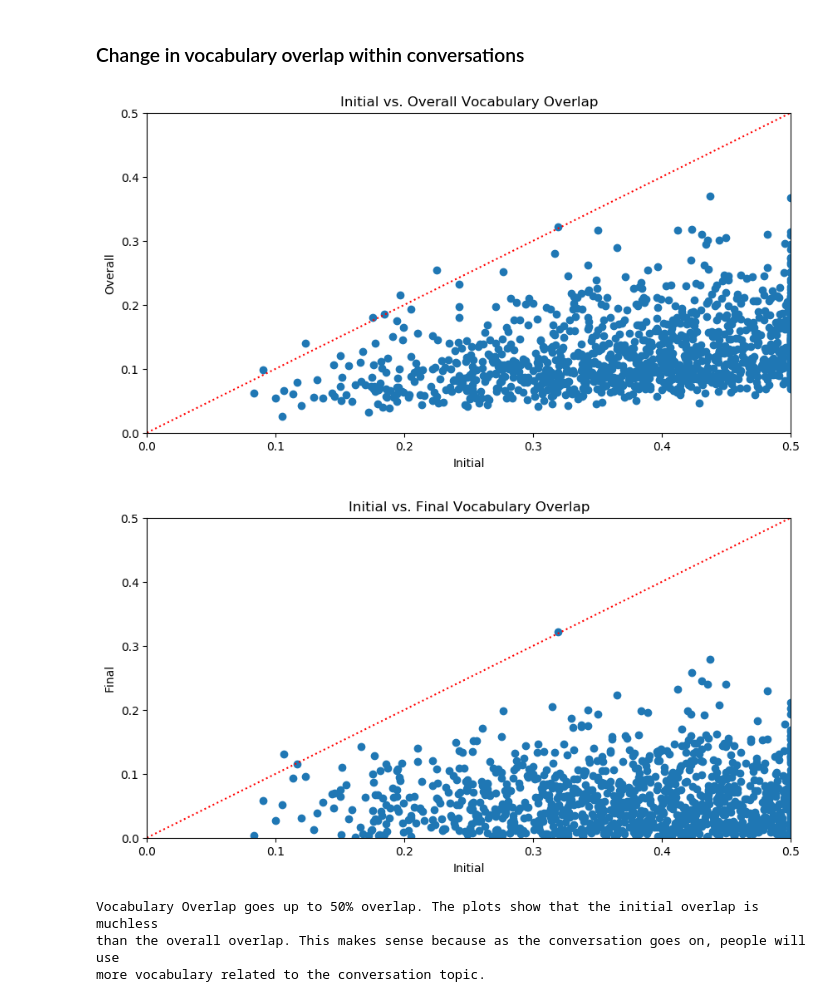
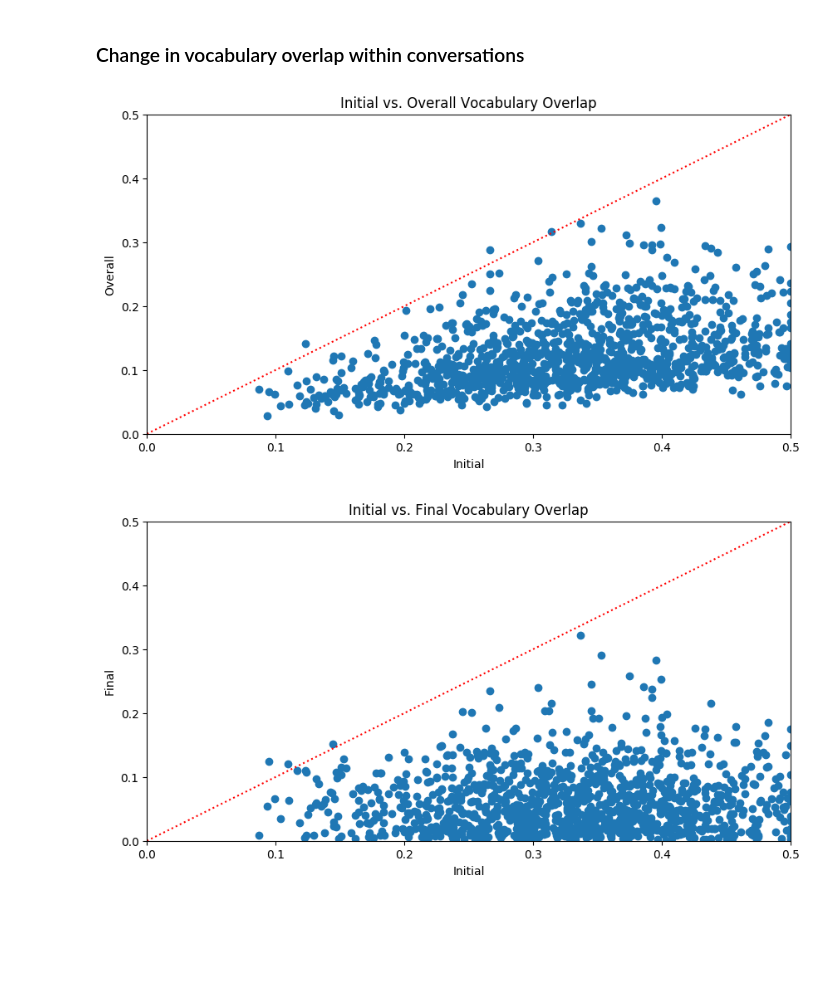
Before and after one commit to Gnome42/Cornell-Conversational-Analysis-Toolkit, a Jupyter notebook: datasets/switchboard-corpus/E2_data_analysis.ipynb, the cells around one changed output. Saved outputs shown, nothing was run; the diff lists cells and outputs as text; code cells hidden in the pictures; blank space fills up the shorter version.

```diff
--- a/datasets/switchboard-corpus/E2_data_analysis.ipynb
+++ b/datasets/switchboard-corpus/E2_data_analysis.ipynb
@@ -629,11 +622,10 @@ scores = []
 compoundsFrom = []
 compoundsTo = []
 
-for k, v in corpus.meta['metadata'].items():
+for convo in corpus.iter_conversations():
 
-    from_caller = v['from_caller']
-    to_caller = v['to_caller']
-    convo = corpus.conversations[k+'-0']
+    from_caller = convo.meta['from_caller']
+    to_caller = convo.meta['to_caller']
 
     scores.append(convo.meta['damsl_score'])
 
@@ -666,11 +658,10 @@ compoundsTo = []
 
 i = 0
 
-for k, v in corpus.meta['metadata'].items():
+for convo in corpus.iter_conversations():
 
-    from_caller = v['from_caller']
-    to_caller = v['to_caller']
-    convo = corpus.conversations[k+'-0']
+    from_caller = convo.meta['from_caller']
+    to_caller = convo.meta['to_caller']
     compounds = []
 
     #compoundsFrom.append(convo.meta['initial_sentiment'][from_caller]['compound'])
@@ -692,7 +683,7 @@ for k, v in corpus.meta['metadata'].items():
         plt.figure(figsize=(10,3))
         plt.plot(range(len(compounds)), compounds, 'b*-')
         plt.plot(range(len(compounds)), np.zeros(len(compounds)), 'r:')
-        plt.title('Sentiments within Conversation ' + k + ' (' + v['topic_description'] + ')')
+        plt.title('Sentiments within Conversation ' + convo.id + ' (' + convo.meta['topic_description'] + ')')
         plt.xlabel('Statement Number')
         plt.ylabel('Compound Score')
         plt.ylim([-1, 1])
@@ -713,11 +704,10 @@ finalSentiments = []
 
 i = 0
 
-for k, v in corpus.meta['metadata'].items():
+for convo in corpus.iter_conversations():
 
-    from_caller = v['from_caller']
-    to_caller = v['to_caller']
-    convo = corpus.conversations[k+'-0']
+    from_caller = convo.meta['from_caller']
+    to_caller = convo.meta['to_caller']
     compounds = []
 
     from_compound = convo.meta['initial_sentiment'][from_caller]['compound']
@@ -769,11 +759,10 @@ finalBalances = []
 
 i = 0
 
-for k, v in corpus.meta['metadata'].items():
+for convo in corpus.iter_conversations():
 
-    from_caller = v['from_caller']
-    to_caller = v['to_caller']
-    convo = corpus.conversations[k+'-0']
+    from_caller = convo.meta['from_caller']
+    to_caller = convo.meta['to_caller']
     balances = []
 
     convobalance = abs(0.5-convo.meta['conversation_balance'][0,1])
@@ -822,11 +811,10 @@ finalOverlap = []
 
 i = 0
 
-for k, v in corpus.meta['metadata'].items():
+for convo in corpus.iter_conversations():
 
-    from_caller = v['from_caller']
-    to_caller = v['to_caller']
-    convo = corpus.conversations[k+'-0']
+    from_caller = convo.meta['from_caller']
+    to_caller = convo.meta['to_caller']
     overlaps = []
     convobalance = abs(0.5-convo.meta['vocabulary_overlap']['ratio'])
 
@@ -836,39 +824,32 @@ for k, v in corpus.meta['metadata'].items():
         try:
             overlaps.append(abs(0.5-utt.meta['vocabulary_overlap']['ratio']))
         except KeyError:
             continue
 
     initialOverlap.append(np.mean(overlaps[:10]))
     overallOverlap.append(np.mean(overlaps))
     finalOverlap.append(np.mean(overlaps[-10:]))
 
 
 plt.figure(figsize=(10,5))
 plt.scatter(initialOverlap, overallOverlap)
 plt.plot(range(0,2), range(0,2), 'r:')
 plt.title('Initial vs. Overall Vocabulary Overlap')
 plt.xlabel('Initial')
 plt.ylabel('Overall')
 plt.xlim([0, 0.5])
 plt.ylim([0, 0.5])
 plt.show()
 
 plt.figure(figsize=(10,5))
 plt.scatter(initialOverlap, finalOverlap)
 plt.plot(range(0,2), range(0,2), 'r:')
 plt.title('Initial vs. Final Vocabulary Overlap')
 plt.xlabel('Initial')
 plt.ylabel('Final')
 plt.xlim([0, 0.5])
 plt.ylim([0, 0.5])
 plt.show()
-
-print('Vocabulary Overlap goes up to 50% overlap. The plots show that the initial overlap is much\
-less \nthan the overall overlap. This makes sense because as the conversation goes on, people will\
- use \nmore vocabulary related to the conversation topic.')
 # %% [output]
-[figure, old version]
+[figure, new version]
-[figure, old version]
+[figure, new version]
-Vocabulary Overlap goes up to 50% overlap. The plots show that the initial overlap is muchless
-than the overall overlap. This makes sense because as the conversation goes on, people will use
-more vocabulary related to the conversation topic.
```
Also changed, not shown: parts of 20 cells of this notebook, 4 other files.
